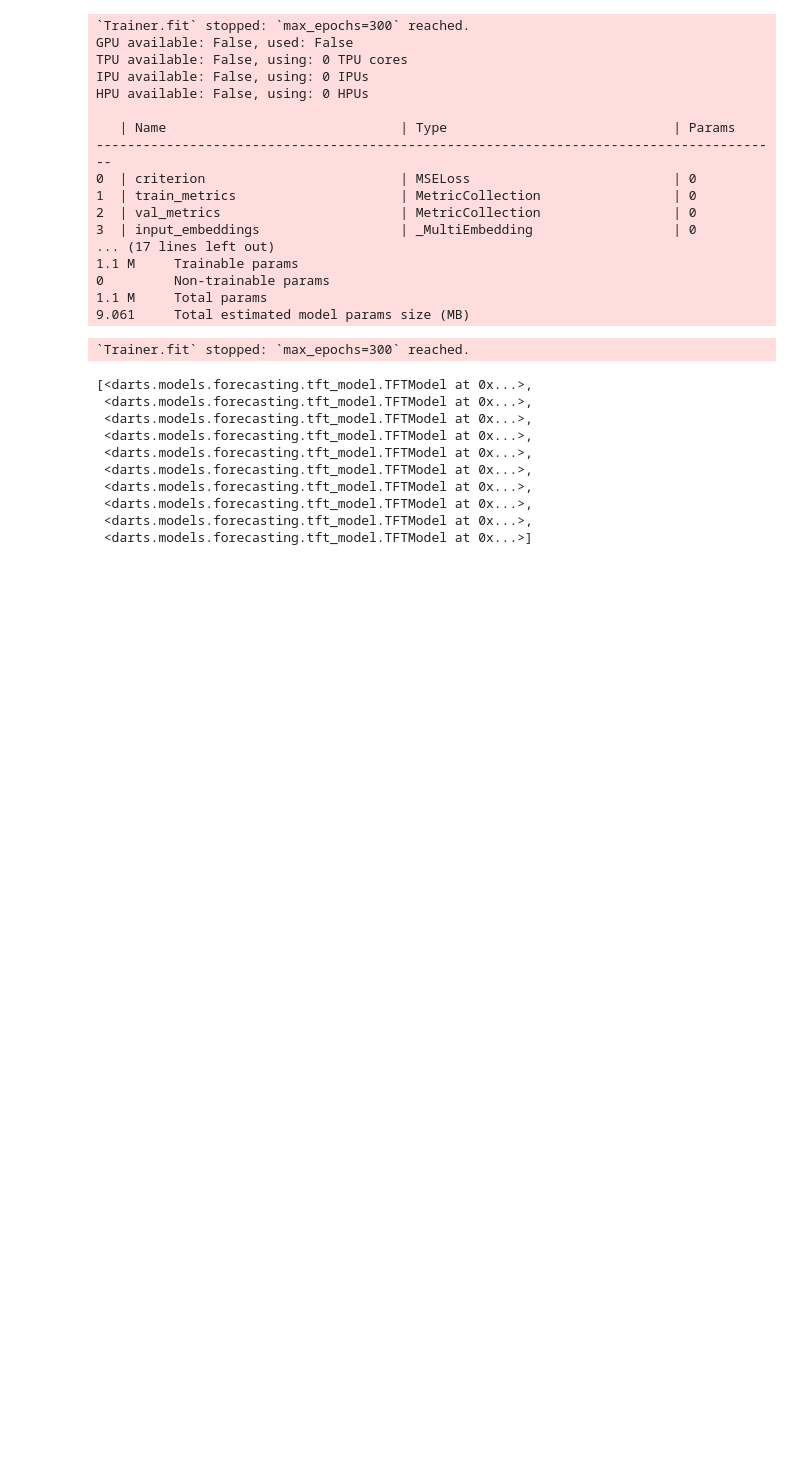
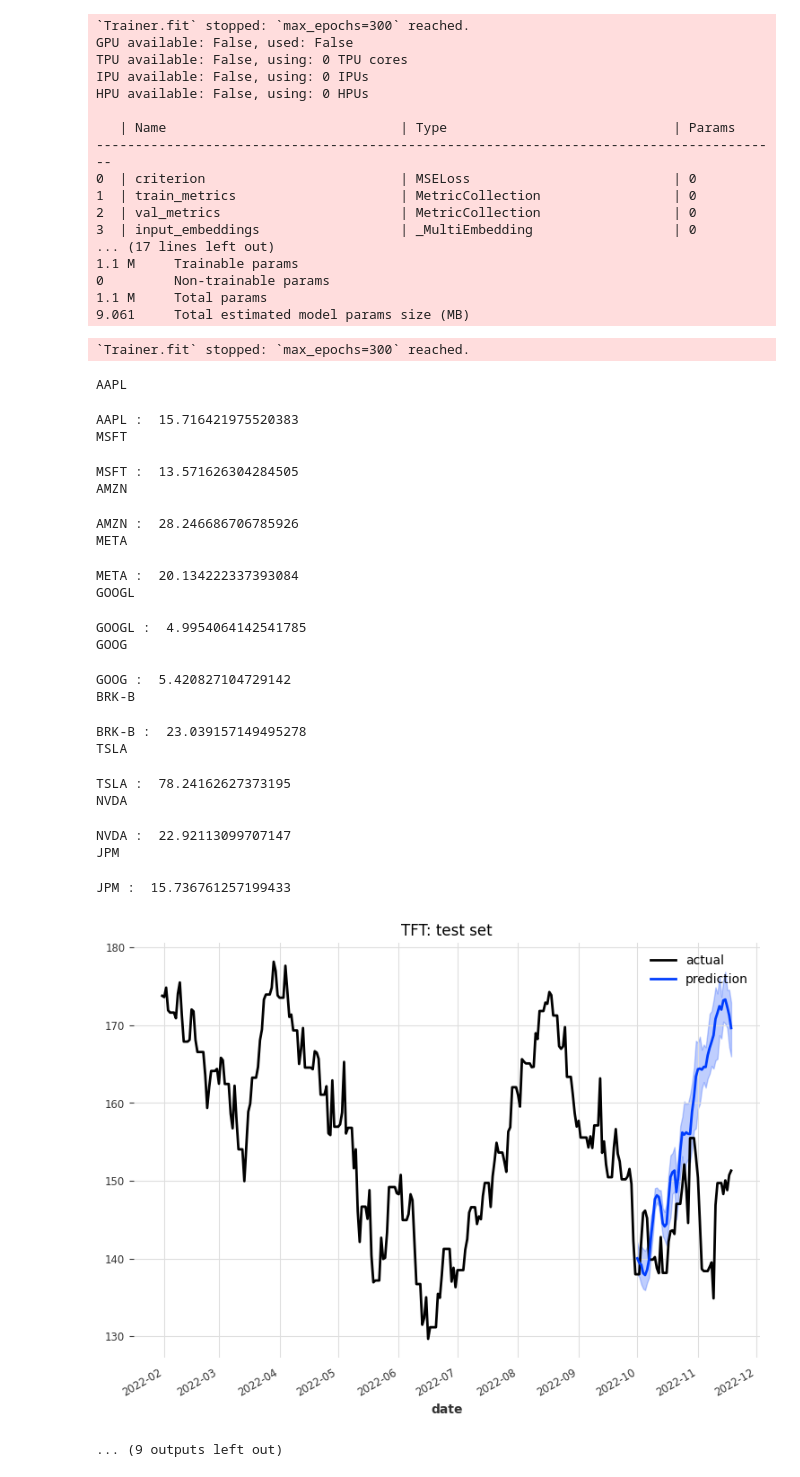
Before and after one commit to Ckoco/CS7643, a Jupyter notebook: darts_transformer.ipynb, the cells around one changed output. Saved outputs shown, nothing was run; the diff lists cells and outputs as text; code cells hidden in the pictures; blank space fills up the shorter version.

Commit message:
RMSE

```diff
--- a/darts_transformer.ipynb
+++ b/darts_transformer.ipynb
@@ -201,7 +211,7 @@ def get_data(ticker):
 # %%
 def model_ticker(ticker):
     model = reset_model()
-    s, fc, t, _ = get_data(ticker)
+    s, fc, t, _, ts = get_data(ticker)
     #
     model.fit(series=s, future_covariates=fc)
     return model
@@ -406,20 +416,43 @@ def plot_predict(ts_actual, ts_test, ts_pred):
     plt.title("TFT: test set")
     plt.legend()
 # %%
-_, _, t, transformer, ts = get_data("AAPL")
-m = stock_models[0]
+from sklearn.metrics import mean_squared_error
+import math
 
-ts_predict = m.predict(n=len(t), num_samples=N_SAMPLES, n_jobs=N_JOBS)
-ts_predict = transformer.inverse_transform(ts_predict)
-plot_predict(ts, t, ts_predict)
+for i, sym in enumerate(SYMBOLS):
+    m = stock_models[i]
+    print(sym)
+    _, _, t, transformer, ts = get_data(sym)
+
+    ts_predict = m.predict(n=len(t), num_samples=N_SAMPLES, n_jobs=N_JOBS)
+    ts_predict = transformer.inverse_transform(ts_predict)
+    plot_predict(ts, t, ts_predict)
+
+    pred = ts_predict.quantile_df()
+    pred = pred[pred.columns[0]]
+
+    RMSE = math.sqrt(mean_squared_error(ts[split:].pd_series()[1:].values, pred.values))
+    print(sym, ": ", RMSE)
 # %% [output]
-[<darts.models.forecasting.tft_model.TFTModel at 0x...>,
- <darts.models.forecasting.tft_model.TFTModel at 0x...>,
- <darts.models.forecasting.tft_model.TFTModel at 0x...>,
- <darts.models.forecasting.tft_model.TFTModel at 0x...>,
- <darts.models.forecasting.tft_model.TFTModel at 0x...>,
- <darts.models.forecasting.tft_model.TFTModel at 0x...>,
- <darts.models.forecasting.tft_model.TFTModel at 0x...>,
- <darts.models.forecasting.tft_model.TFTModel at 0x...>,
- <darts.models.forecasting.tft_model.TFTModel at 0x...>,
- <darts.models.forecasting.tft_model.TFTModel at 0x...>]
+AAPL
+AAPL :  15.716421975520383
+MSFT
+MSFT :  13.571626304284505
+AMZN
+AMZN :  28.246686706785926
+META
+META :  20.134222337393084
+GOOGL
+GOOGL :  4.9954064142541785
+GOOG
+GOOG :  5.420827104729142
+BRK-B
+BRK-B :  23.039157149495278
+TSLA
+TSLA :  78.24162627373195
+NVDA
+NVDA :  22.92113099707147
+JPM
+JPM :  15.736761257199433
+[figure, added]
+... (9 outputs left out)
```
Also changed, not shown: parts of 10 cells of this notebook.
